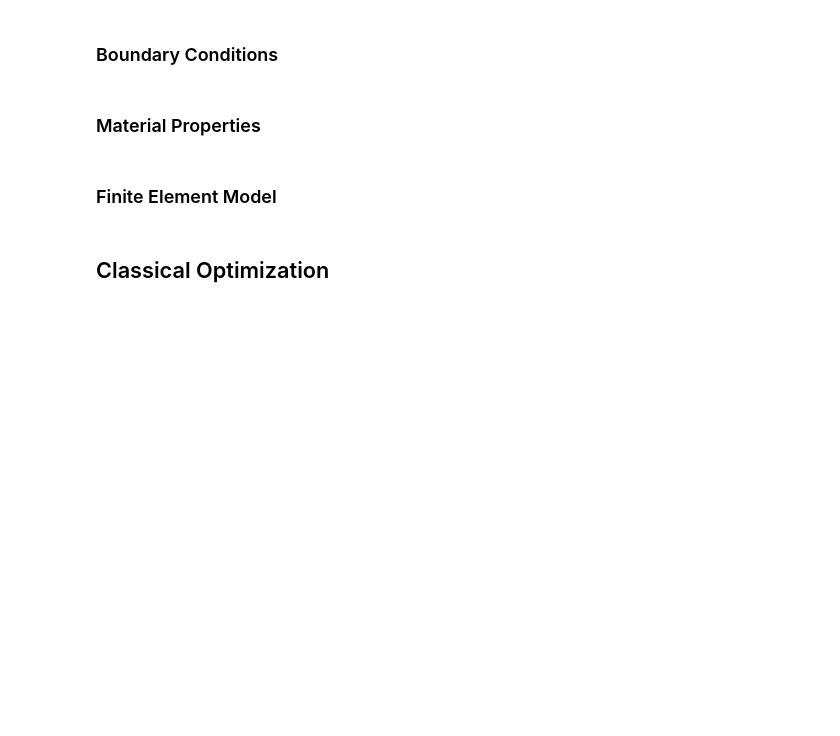
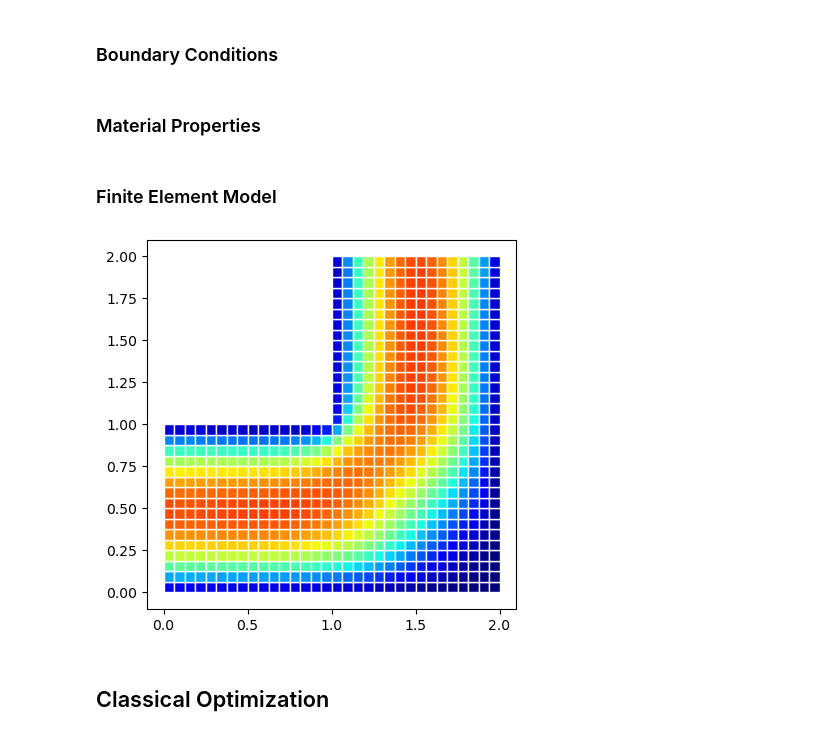
Before and after one commit to EngiOptiQA/TopoFlow, a Jupyter notebook: notebooks/L-channel/L-channel.ipynb, the cells around one changed output. Saved outputs shown, nothing was run; the diff lists cells and outputs as text; code cells hidden in the pictures; blank space fills up the shorter version.

```diff
--- a/notebooks/L-channel/L-channel.ipynb
+++ b/notebooks/L-channel/L-channel.ipynb
@@ -78,6 +78,13 @@ density = 0.5
 # %%
 fem = FEM(mesh_v, mesh_p, viscosity, density)
 fem.set_boudary_values_v(boundary_values_v)
+# %%
+U, u_e, v_e, p_e, F, f=fem.solve()
+coords, elements, boundary_nodes, neighbor_elements=mesh_p.create_mesh_Q1(n_elem_for_width)
+from flow_solver import Q2Q1FEM
+Q2Q1FEM.Plot_patch(n_elem_for_width,coords,elements,np.sqrt(u_e**2+v_e**2),1.2,0,cmap='jet')
+# %% [output]
+[figure, added]
 # %% [markdown]
 ## Classical Optimization
 # %%
```
Also changed, not shown: parts of 10 cells of this notebook.
